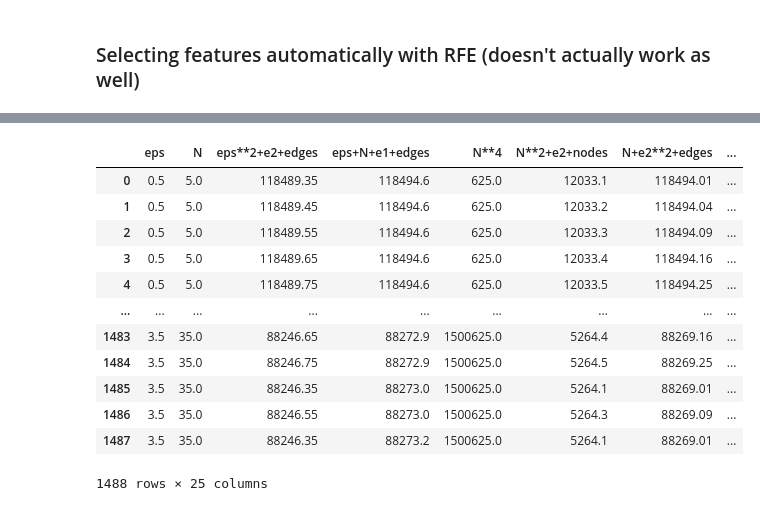
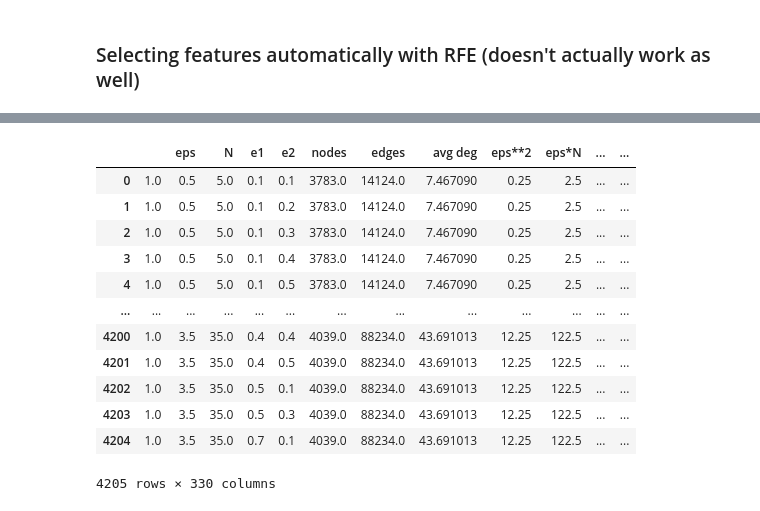
Before and after one commit to AliceSzzze/PrivGraph, a Jupyter notebook: notebooks/overallNormalizedMLR.ipynb, the cells around one changed output, grey strips where cells are left out. Cells and saved outputs as stored; diff of their text form; code cells hidden in the pictures.

```diff
--- a/notebooks/overallNormalizedMLR.ipynb
+++ b/notebooks/overallNormalizedMLR.ipynb
@@ -37,7 +37,13 @@ for file in csv_files:
     # Check if the string matches the pattern
     if match:
         # Extract values from the match object
-        df['dataset'] = match.group(1)
+        name = match.group(1)
+        # skip incomplete datasets
+        if name in ['Enron', 'Gaza']:
+            continue
+        else:
+            df['dataset'] = name
+
         e1 = float(match.group(3))
         df['e1'] = e1
         e2 = float(match.group(4))
@@ -46,6 +52,7 @@ for file in csv_files:
     else:
         print(file + " doesn't match!")
         continue
+
 
     dfs.append(df)
 
@@ -84,7 +91,7 @@ for dataset in datasets:
 
 dfs.loc[:, metrics] = dfs.loc[:, metrics].apply(zscore)
 
-dfs['density'] = dfs['edges']/dfs['nodes']
+dfs['avg deg'] = (dfs['edges']/dfs['nodes'])*2
 
 # invert certain metrics that are better when the values are smaller
 for col in ['evc_MAE','deg_kl', 'diam_rel','cc_rel','mod_rel']:
@@ -267,7 +311,7 @@ equation = f'y = {intercept:.4f}\n'
 for i, var in enumerate(variables):
     if coefficients[i] >= 0.0 :
         equation += "+ "
-    equation += f'{coefficients[i]:.4f} * '+ var +"\n"
+    equation += f'{coefficients[i]:.6f} * '+ var +"\n"
 # print("Linear Regression Equation:")
 print(equation)
 # %% [output]
@@ -392,33 +412,37 @@ array([[1, 0, 0, 0, 0, 0],
 # %%
 X_feat = pd.DataFrame()
-for ic, combo in enumerate(poly.powers_[selected_features_indices]):
-    vars = []
-    for i, pow in enumerate(combo):
-        if pow > 0:
-            var = X.columns[i]
-            if pow > 1:
-                var += "**" + str(pow)
-            vars.append(var)
 
-    name = '+'.join(vars)
+def generateFeatureDF():
+    for ic, combo in enumerate(poly.powers_):
+        vars = []
+        for i, pow in enumerate(combo):
+            if pow > 0:
+                var = X.columns[i]
+                if pow > 1:
+                    var += "**" + str(pow)
+                vars.append(var)
 
-    X_feat[name] = X.apply(lambda row:
-        np.sum([np.power(row[X.columns[ri]], combo[ri]) for ri in range(len(combo)) if combo[ri] > 0]), axis=1)
-    # print(np.power(X, combo))
-    # X_feat[name] = np.power(X, combo)
+        name = '*'.join(vars)
 
+        # X_feat[name] = X.apply(lambda row:
+        #     np.sum([np.power(row[X.columns[ri]], combo[ri]) for ri in range(len(combo)) if combo[ri] > 0]), axis=1)
+        # print(np.power(X, combo))
+        X_feat[name] = np.prod(np.power(X, combo), axis=1)
+
+
+generateFeatureDF()
 X_feat
 # %% [output]
-|  | eps | N | eps**2+e2+edges | eps+N+e1+edges | N**4 | N**2+e2+nodes | N+e2**2+edges | ... |
-| 0 | 0.5 | 5.0 | 118489.35 | 118494.6 | 625.0 | 12033.1 | 118494.01 | ... |
-| 1 | 0.5 | 5.0 | 118489.45 | 118494.6 | 625.0 | 12033.2 | 118494.04 | ... |
-| 2 | 0.5 | 5.0 | 118489.55 | 118494.6 | 625.0 | 12033.3 | 118494.09 | ... |
-| 3 | 0.5 | 5.0 | 118489.65 | 118494.6 | 625.0 | 12033.4 | 118494.16 | ... |
-| 4 | 0.5 | 5.0 | 118489.75 | 118494.6 | 625.0 | 12033.5 | 118494.25 | ... |
-| ... | ... | ... | ... | ... | ... | ... | ... | ... |
-| 1483 | 3.5 | 35.0 | 88246.65 | 88272.9 | 1500625.0 | 5264.4 | 88269.16 | ... |
-| 1484 | 3.5 | 35.0 | 88246.75 | 88272.9 | 1500625.0 | 5264.5 | 88269.25 | ... |
-| 1485 | 3.5 | 35.0 | 88246.35 | 88273.0 | 1500625.0 | 5264.1 | 88269.01 | ... |
-| 1486 | 3.5 | 35.0 | 88246.55 | 88273.0 | 1500625.0 | 5264.3 | 88269.09 | ... |
-| 1487 | 3.5 | 35.0 | 88246.35 | 88273.2 | 1500625.0 | 5264.1 | 88269.01 | ... |
+|  |  | eps | N | e1 | e2 | nodes | edges | avg deg | eps**2 | eps*N | ... | ... |
+| 0 | 1.0 | 0.5 | 5.0 | 0.1 | 0.1 | 3783.0 | 14124.0 | 7.467090 | 0.25 | 2.5 | ... | ... |
+| 1 | 1.0 | 0.5 | 5.0 | 0.1 | 0.2 | 3783.0 | 14124.0 | 7.467090 | 0.25 | 2.5 | ... | ... |
+| 2 | 1.0 | 0.5 | 5.0 | 0.1 | 0.3 | 3783.0 | 14124.0 | 7.467090 | 0.25 | 2.5 | ... | ... |
+| 3 | 1.0 | 0.5 | 5.0 | 0.1 | 0.4 | 3783.0 | 14124.0 | 7.467090 | 0.25 | 2.5 | ... | ... |
+| 4 | 1.0 | 0.5 | 5.0 | 0.1 | 0.5 | 3783.0 | 14124.0 | 7.467090 | 0.25 | 2.5 | ... | ... |
+| ... | ... | ... | ... | ... | ... | ... | ... | ... | ... | ... | ... | ... |
+| 4200 | 1.0 | 3.5 | 35.0 | 0.4 | 0.4 | 4039.0 | 88234.0 | 43.691013 | 12.25 | 122.5 | ... | ... |
+| 4201 | 1.0 | 3.5 | 35.0 | 0.4 | 0.5 | 4039.0 | 88234.0 | 43.691013 | 12.25 | 122.5 | ... | ... |
+| 4202 | 1.0 | 3.5 | 35.0 | 0.5 | 0.1 | 4039.0 | 88234.0 | 43.691013 | 12.25 | 122.5 | ... | ... |
+| 4203 | 1.0 | 3.5 | 35.0 | 0.5 | 0.3 | 4039.0 | 88234.0 | 43.691013 | 12.25 | 122.5 | ... | ... |
+| 4204 | 1.0 | 3.5 | 35.0 | 0.7 | 0.1 | 4039.0 | 88234.0 | 43.691013 | 12.25 | 122.5 | ... | ... |
-1488 rows × 25 columns
+4205 rows × 330 columns
```
Also changed, not shown: parts of 29 cells of this notebook, 6 other files.
